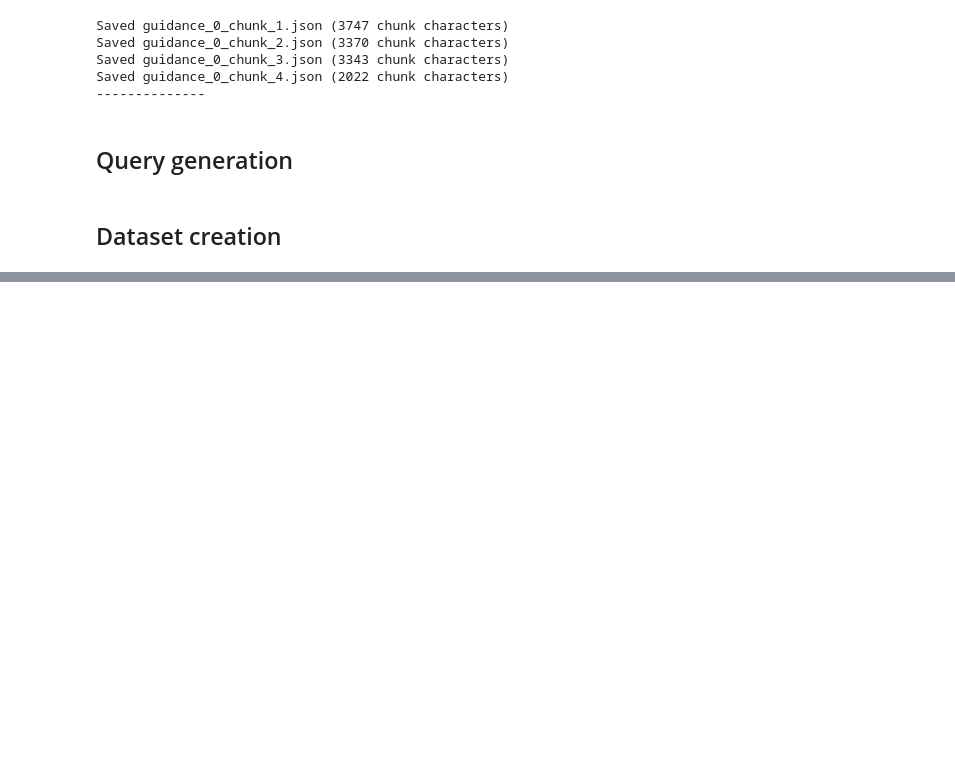
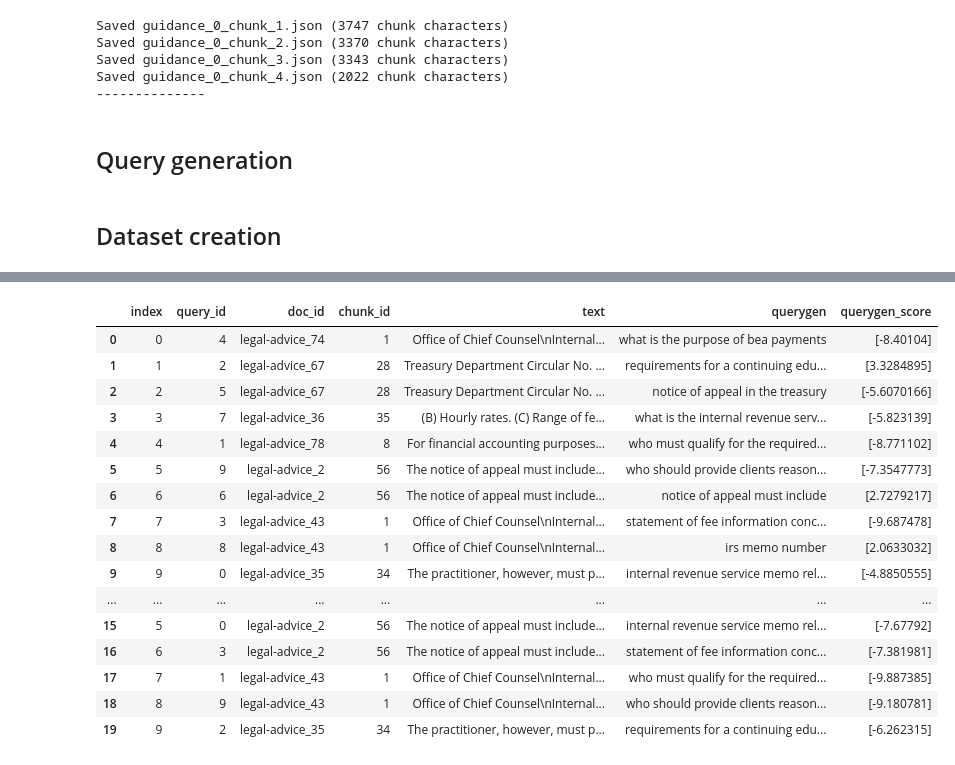
Before and after one commit to gioelecrispo/lcb-inndays25-laia, a Jupyter notebook: dataset-processing.ipynb, the cells around one changed output, grey strips where cells are left out. Cells and saved outputs as stored; diff of their text form; code cells hidden in the pictures; blank space fills up the shorter version.

```diff
--- a/dataset-processing.ipynb
+++ b/dataset-processing.ipynb
@@ -138,0 +168,26 @@ documents_df
+# %%
+# create negative labels
+
+import random
+from pyterrier_doc2query import QueryScorer
+from pyterrier_dr import ElectraScorer
+
+def create_negative_labels(labels_df, documents_df, quires_df, query_scorer):
+
+    query_id = labels_df["query_id"].tolist()
+    random.shuffle(query_id)
+
+    # build df for Query Scorer
+    query_list = [{
+        "query_id": query_id[i],
+        "doc_id": labels_df['doc_id'][i],
+        "chunk_id": labels_df['chunk_id'][i],
+        "text": documents_df[documents_df["id"] == f"{labels_df['doc_id'][i]}__{labels_df['chunk_id'][i]}"]["content"].values[0],
+        "querygen": quires_df[quires_df["query_id"] == query_id[i]]["query"].values[0]
+    }
+    for i in range(len(labels_df))
+    ]
+
+    scores_df = query_scorer.transform(pd.DataFrame.from_records(query_list))
+
+    return scores_df
@@ -138,0 +205,20 @@ documents_df
+# %%
+negative_labels_df
+# %% [output]
+|  | index | query_id | doc_id | chunk_id | text | querygen | querygen_score |
+| 0 | 0 | 4 | legal-advice_74 | 1 | Office of Chief Counsel\nInternal... | what is the purpose of bea payments | [-8.40104] |
+| 1 | 1 | 2 | legal-advice_67 | 28 | Treasury Department Circular No. ... | requirements for a continuing edu... | [3.3284895] |
+| 2 | 2 | 5 | legal-advice_67 | 28 | Treasury Department Circular No. ... | notice of appeal in the treasury | [-5.6070166] |
+| 3 | 3 | 7 | legal-advice_36 | 35 | (B) Hourly rates. (C) Range of fe... | what is the internal revenue serv... | [-5.823139] |
+| 4 | 4 | 1 | legal-advice_78 | 8 | For financial accounting purposes... | who must qualify for the required... | [-8.771102] |
+| 5 | 5 | 9 | legal-advice_2 | 56 | The notice of appeal must include... | who should provide clients reason... | [-7.3547773] |
+| 6 | 6 | 6 | legal-advice_2 | 56 | The notice of appeal must include... | notice of appeal must include | [2.7279217] |
+| 7 | 7 | 3 | legal-advice_43 | 1 | Office of Chief Counsel\nInternal... | statement of fee information conc... | [-9.687478] |
+| 8 | 8 | 8 | legal-advice_43 | 1 | Office of Chief Counsel\nInternal... | irs memo number | [2.0633032] |
+| 9 | 9 | 0 | legal-advice_35 | 34 | The practitioner, however, must p... | internal revenue service memo rel... | [-4.8850555] |
+| ... | ... | ... | ... | ... | ... | ... | ... |
+| 15 | 5 | 0 | legal-advice_2 | 56 | The notice of appeal must include... | internal revenue service memo rel... | [-7.67792] |
+| 16 | 6 | 3 | legal-advice_2 | 56 | The notice of appeal must include... | statement of fee information conc... | [-7.381981] |
+| 17 | 7 | 1 | legal-advice_43 | 1 | Office of Chief Counsel\nInternal... | who must qualify for the required... | [-9.887385] |
+| 18 | 8 | 9 | legal-advice_43 | 1 | Office of Chief Counsel\nInternal... | who should provide clients reason... | [-9.180781] |
+| 19 | 9 | 2 | legal-advice_35 | 34 | The practitioner, however, must p... | requirements for a continuing edu... | [-6.262315] |
```
Also changed, not shown: parts of 17 cells of this notebook.
